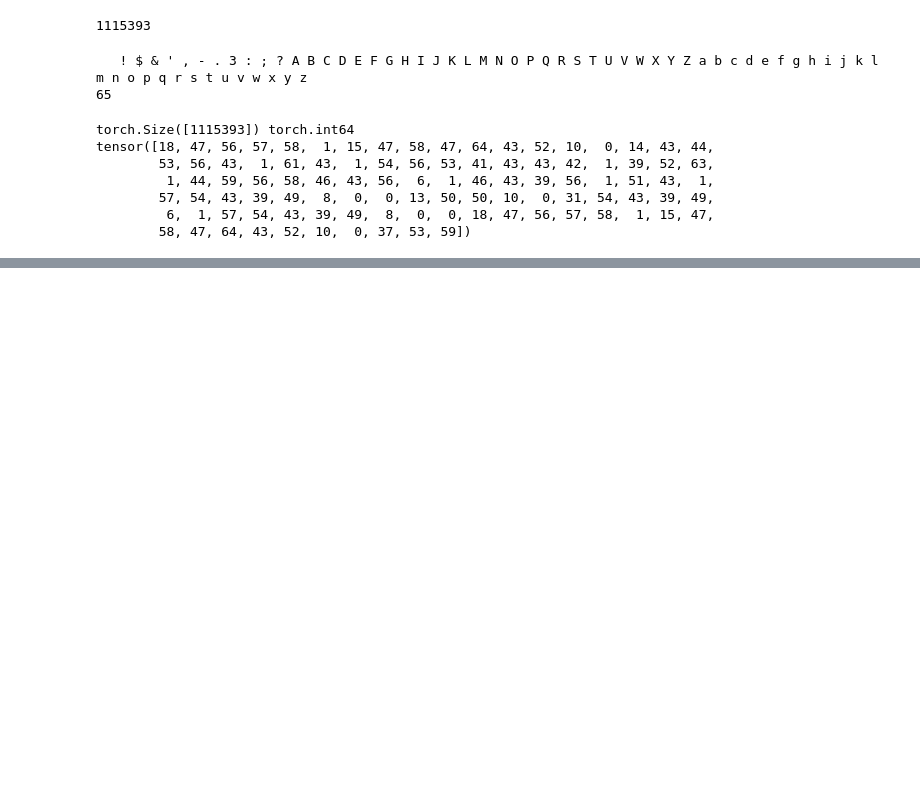
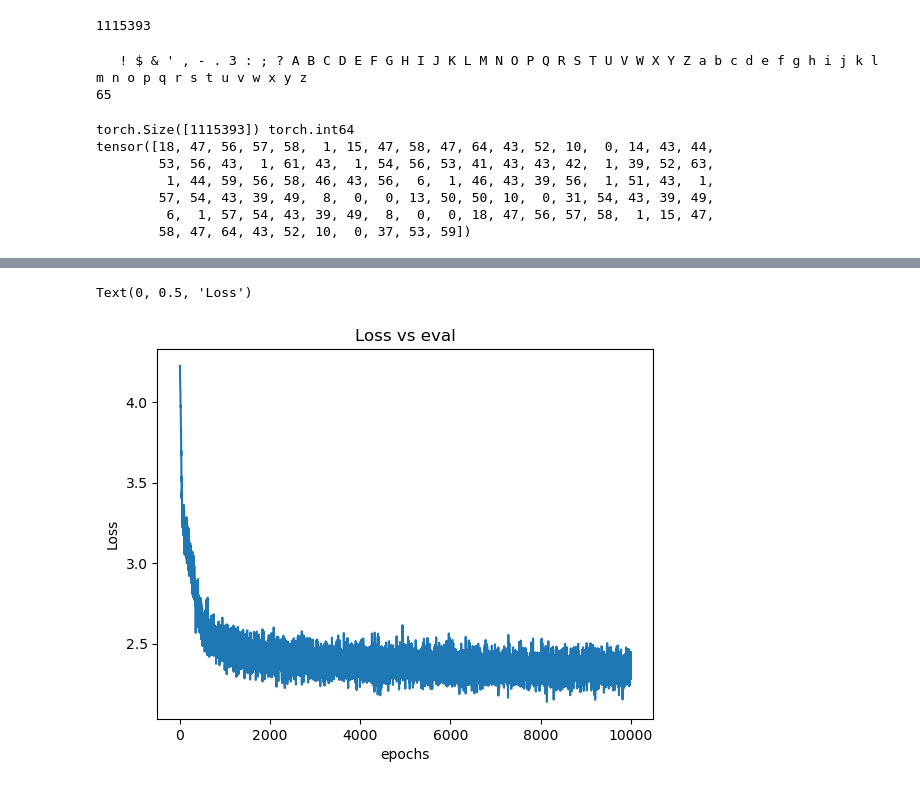
Before and after one commit to unknown-eps/transformer-decoder, a Jupyter notebook: final_model.ipynb, the cells around one changed output, grey strips where cells are left out. Cells and saved outputs as stored; diff of their text form; code cells hidden in the pictures; blank space fills up the shorter version.

```diff
--- a/final_model.ipynb
+++ b/final_model.ipynb
@@ -66,14 +88,16 @@ class BigramModel(nn.Module):
     def __init__(self):
         super().__init__()
         self.token_embedding_table=nn.Embedding(vocab_size,n_embd) # We map to some embedding dimensions
+        self.position_embedding_table=nn.Embedding(block_size,n_embd)
+        self.sa_head=Head(n_embd)
         self.lm_head=nn.Linear(n_embd,vocab_size) #Going to logits from embedding
-        self.position_embedding_table=nn.Embedding(vocab_size,n_embd)
         # We want this embed table to give the logits corresponding to prob of next charachter This is equivalent to predicting the next word using the last seen word only
     def forward(self,input,target=None):
 
         tok_emb=self.token_embedding_table(input)# gives a res of batch_size,block_size,n_embd(as this is the dimension of embed table)
         pos_emb=self.position_embedding_table(torch.arange(block_size,device=device)) # T*C
         x=tok_emb+pos_emb # B*T*C Brodcast along batch
+        x=self.sa_head(x)
         logits=self.lm_head(x) # batch_size,block_size,vocab_size gives output probabilities
         if target is None:
             loss=None
@@ -84,7 +108,8 @@ class BigramModel(nn.Module):
         return logits,loss
     def generate(self,idx,max_new_tokens):
         for _ in range(max_new_tokens):
-            logits,_=self(idx)
+            idx_cond=idx[:,-block_size:]## Atmost block size can be used due to positional encoding bound
+            logits,_=self(idx_cond)
             logits=logits[:,-1,:] # B*C for each batch gives next prediction based on last word
             probs=F.softmax(logits,dim=1) #(B,C)
             idx_next=torch.multinomial(probs,num_samples=1)#(B,1) sample according to those probabilities
@@ -92,0 +120,3 @@ class BigramModel(nn.Module):
+# %%
+m=BigramModel()
+m.to(device)
@@ -92,0 +147,21 @@ class BigramModel(nn.Module):
+# %%
+optimizer=torch.optim.AdamW(m.parameters(),lr=lr)
+# %%
+losses=[]
+for _ in range(eval_iters):
+    xb,yb=get_batch("train")
+    xb=xb.to(device)
+    yb=yb.to(device)
+    logits,loss=m(xb,yb)
+    optimizer.zero_grad(set_to_none=True)
+    loss.backward()
+    optimizer.step()
+    losses.append(loss.item())
+# %%
+plt.plot([x for x in range(1,eval_iters+1)],losses)
+plt.title("Loss vs eval")
+plt.xlabel("epochs")
+plt.ylabel("Loss")
+# %% [output]
+Text(0, 0.5, 'Loss')
+[figure, added]
```
Also changed, not shown: parts of 7 cells of this notebook.
